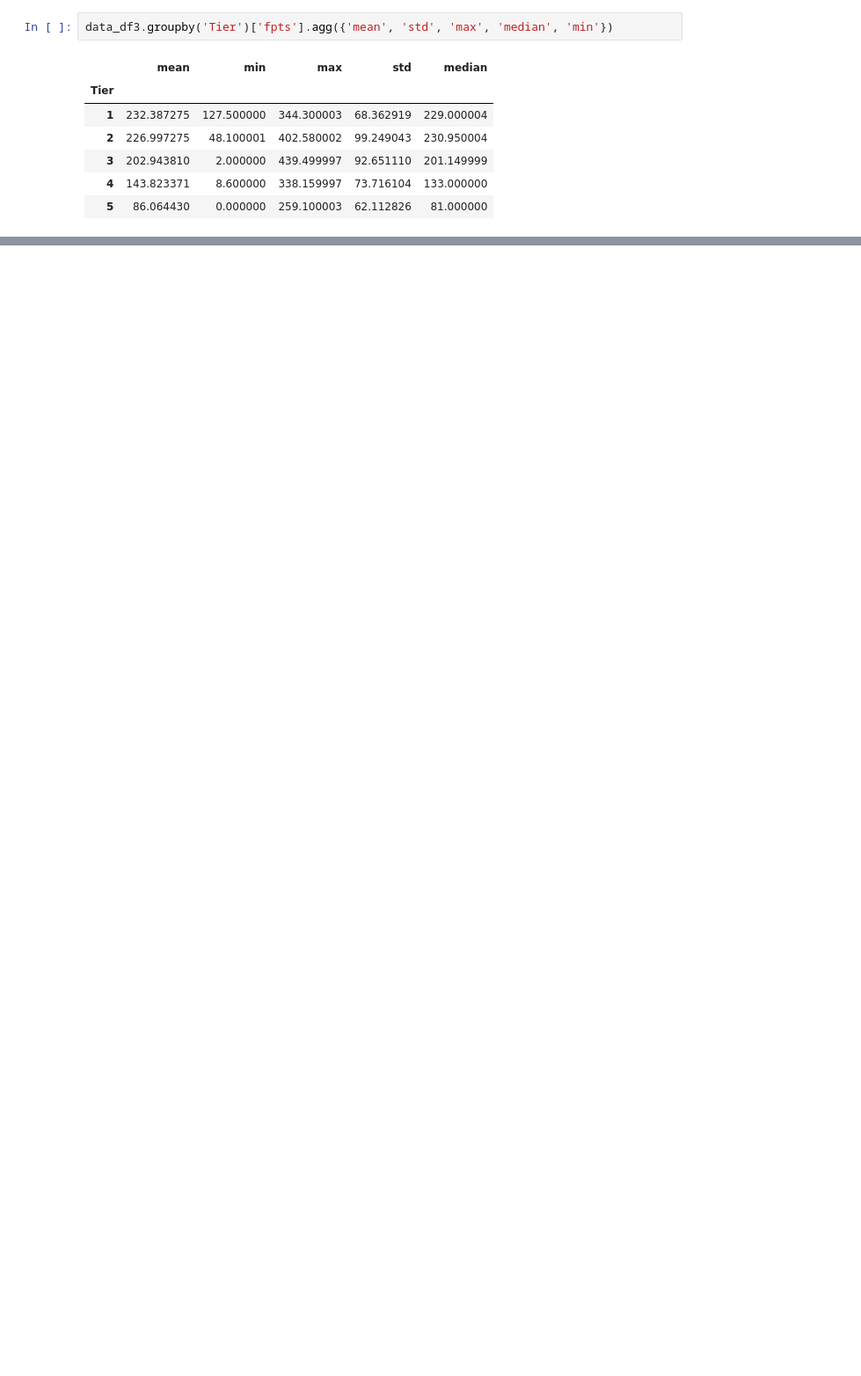
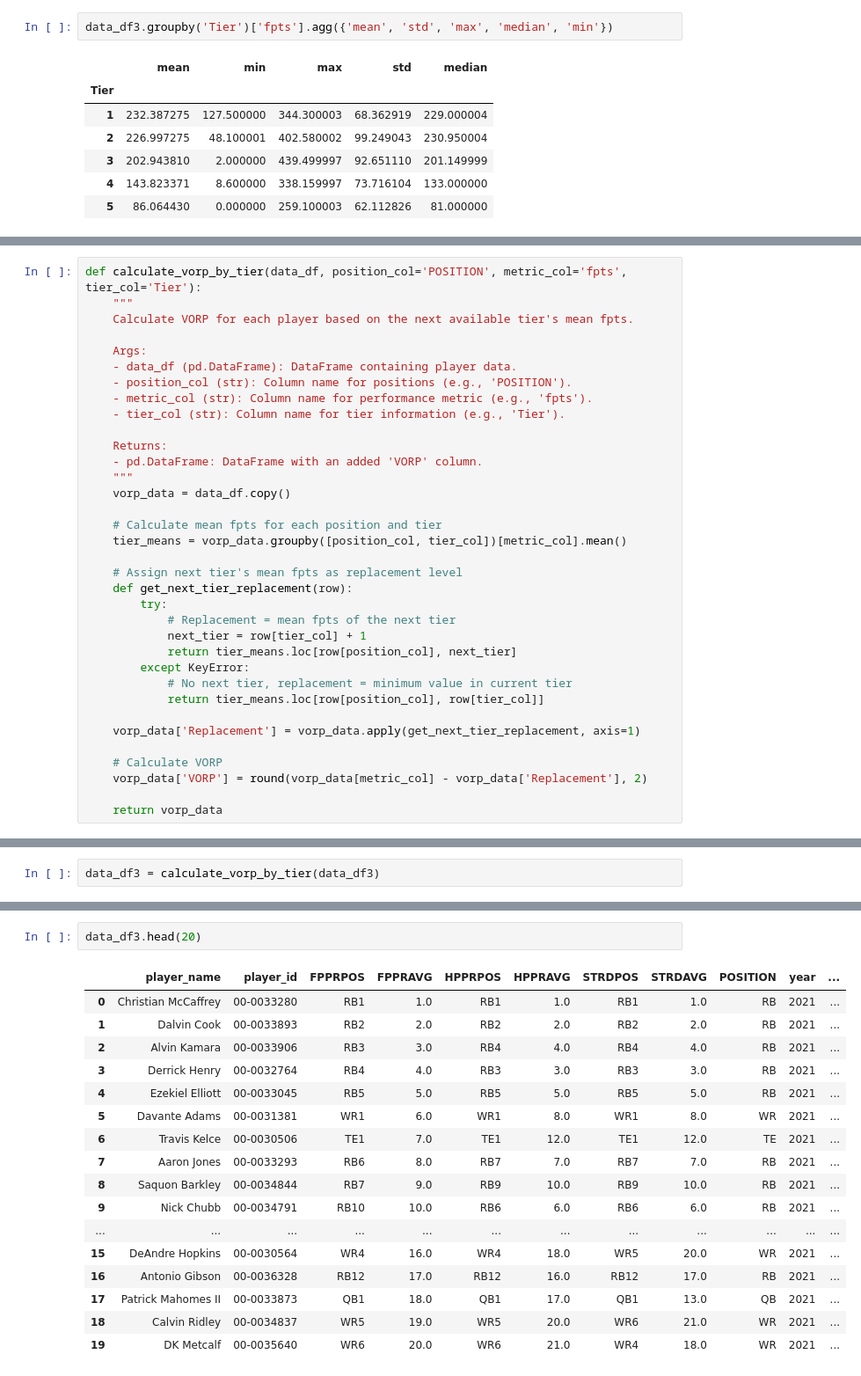
Before and after one commit to choym92/DraftingAlpha, a Jupyter notebook: scripts/EDA.ipynb, the cells around one changed output, grey strips where cells are left out. Shown at 88% size. Saved outputs shown, nothing was run; the diff lists cells and outputs as text; blank space fills up the shorter version.

Commit message:
VORP

```diff
--- a/scripts/EDA.ipynb
+++ b/scripts/EDA.ipynb
@@ -231,0 +258,35 @@ data_df3.groupby('Tier')['fpts'].agg({'mean', 'std', 'max', 'median', 'min'})
+# %%
+def calculate_vorp_by_tier(data_df, position_col='POSITION', metric_col='fpts', tier_col='Tier'):
+    """
+    Calculate VORP for each player based on the next available tier's mean fpts.
+
+    Args:
+    - data_df (pd.DataFrame): DataFrame containing player data.
+    - position_col (str): Column name for positions (e.g., 'POSITION').
+    - metric_col (str): Column name for performance metric (e.g., 'fpts').
+    - tier_col (str): Column name for tier information (e.g., 'Tier').
+
+    Returns:
+    - pd.DataFrame: DataFrame with an added 'VORP' column.
+    """
+    vorp_data = data_df.copy()
+
+    # Calculate mean fpts for each position and tier
+    tier_means = vorp_data.groupby([position_col, tier_col])[metric_col].mean()
+
+    # Assign next tier's mean fpts as replacement level
+    def get_next_tier_replacement(row):
+        try:
+            # Replacement = mean fpts of the next tier
+            next_tier = row[tier_col] + 1
+            return tier_means.loc[row[position_col], next_tier]
+        except KeyError:
+            # No next tier, replacement = minimum value in current tier
+            return tier_means.loc[row[position_col], row[tier_col]]
+
+    vorp_data['Replacement'] = vorp_data.apply(get_next_tier_replacement, axis=1)
+
+    # Calculate VORP
+    vorp_data['VORP'] = round(vorp_data[metric_col] - vorp_data['Replacement'], 2)
+
+    return vorp_data
@@ -231,0 +330,2 @@ data_df3.groupby('Tier')['fpts'].agg({'mean', 'std', 'max', 'median', 'min'})
+# %%
+data_df3 = calculate_vorp_by_tier(data_df3)
@@ -231,0 +343,20 @@ data_df3.groupby('Tier')['fpts'].agg({'mean', 'std', 'max', 'median', 'min'})
+# %%
+data_df3.head(20)
+# %% [output]
+|  | player_name | player_id | FPPRPOS | FPPRAVG | HPPRPOS | HPPRAVG | STRDPOS | STRDAVG | POSITION | year | ... |
+| 0 | Christian McCaffrey | 00-0033280 | RB1 | 1.0 | RB1 | 1.0 | RB1 | 1.0 | RB | 2021 | ... |
+| 1 | Dalvin Cook | 00-0033893 | RB2 | 2.0 | RB2 | 2.0 | RB2 | 2.0 | RB | 2021 | ... |
+| 2 | Alvin Kamara | 00-0033906 | RB3 | 3.0 | RB4 | 4.0 | RB4 | 4.0 | RB | 2021 | ... |
+| 3 | Derrick Henry | 00-0032764 | RB4 | 4.0 | RB3 | 3.0 | RB3 | 3.0 | RB | 2021 | ... |
+| 4 | Ezekiel Elliott | 00-0033045 | RB5 | 5.0 | RB5 | 5.0 | RB5 | 5.0 | RB | 2021 | ... |
+| 5 | Davante Adams | 00-0031381 | WR1 | 6.0 | WR1 | 8.0 | WR1 | 8.0 | WR | 2021 | ... |
+| 6 | Travis Kelce | 00-0030506 | TE1 | 7.0 | TE1 | 12.0 | TE1 | 12.0 | TE | 2021 | ... |
+| 7 | Aaron Jones | 00-0033293 | RB6 | 8.0 | RB7 | 7.0 | RB7 | 7.0 | RB | 2021 | ... |
+| 8 | Saquon Barkley | 00-0034844 | RB7 | 9.0 | RB9 | 10.0 | RB9 | 10.0 | RB | 2021 | ... |
+| 9 | Nick Chubb | 00-0034791 | RB10 | 10.0 | RB6 | 6.0 | RB6 | 6.0 | RB | 2021 | ... |
+| ... | ... | ... | ... | ... | ... | ... | ... | ... | ... | ... | ... |
+| 15 | DeAndre Hopkins | 00-0030564 | WR4 | 16.0 | WR4 | 18.0 | WR5 | 20.0 | WR | 2021 | ... |
+| 16 | Antonio Gibson | 00-0036328 | RB12 | 17.0 | RB12 | 16.0 | RB12 | 17.0 | RB | 2021 | ... |
+| 17 | Patrick Mahomes II | 00-0033873 | QB1 | 18.0 | QB1 | 17.0 | QB1 | 13.0 | QB | 2021 | ... |
+| 18 | Calvin Ridley | 00-0034837 | WR5 | 19.0 | WR5 | 20.0 | WR6 | 21.0 | WR | 2021 | ... |
+| 19 | DK Metcalf | 00-0035640 | WR6 | 20.0 | WR6 | 21.0 | WR4 | 18.0 | WR | 2021 | ... |
```
Also changed, not shown: parts of 18 cells of this notebook, 1 other file.
